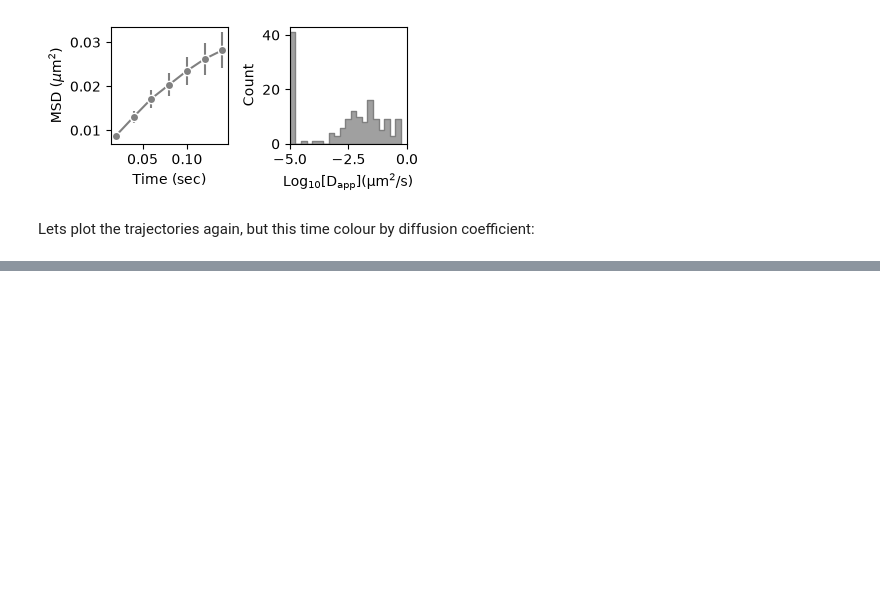
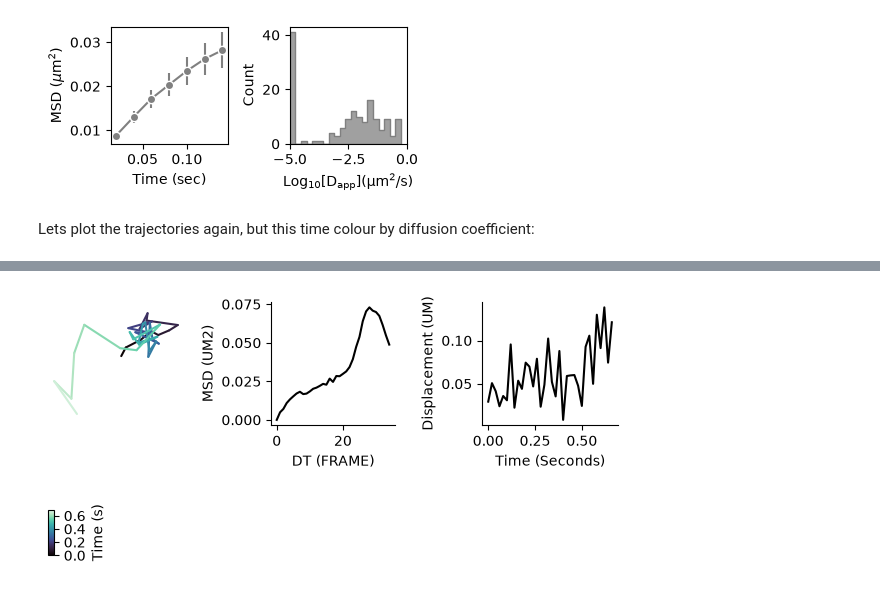
Before and after one commit to kye-k/tdhelper, a Jupyter notebook: examples/example_notebook.ipynb, the cells around one changed output, grey strips where cells are left out. Saved outputs shown, nothing was run; the diff lists cells and outputs as text; code cells hidden in the pictures; blank space fills up the shorter version.

```diff
--- a/examples/example_notebook.ipynb
+++ b/examples/example_notebook.ipynb
@@ -103,0 +134,23 @@ spt_data.plot_trajectories_diff_v2(ax=ax, palette='mako')
+# %%
+# from exploring the data, trajectory ID 792 looks interesting, lets plot just that one:
+tr_id = 792
+fig, ax = plt.subplots(1, 3, figsize=(6,2), layout='tight')
+spt_data.plot_trajectory_color_time(ax=ax[0], tr_id=tr_id, DT=DT, palette='mako')
+ax[0].set_axis_off()
+ax[1].plot(np.arange(0, len(MSD_dict[tr_id])), MSD_dict[tr_id], color='black')
+ax[1].set_box_aspect('1')
+ax[1].set_xlabel('DT (FRAME)')
+ax[1].set_ylabel('MSD (UM2)')
+sns.despine(ax=ax[1])
+
+# get the trajectories displacement
+spec_data = copy.deepcopy(spt_data)
+spec_data.filter_by_tr(tr_id=[tr_id])
+DISP_dict = spec_data.calc_DISPLACEMENTS()
+ax[2].plot(np.arange(0, len(DISP_dict[tr_id]))*DT, DISP_dict[tr_id], color='black')
+ax[2].set_xlabel('Time (Seconds)')
+ax[2].set_ylabel('Displacement (UM)')
+sns.despine(ax=ax[2])
+# %% [output]
+[figure, added]
+[figure, added]
```
Also changed, not shown: parts of 10 cells of this notebook, 6 other files.
